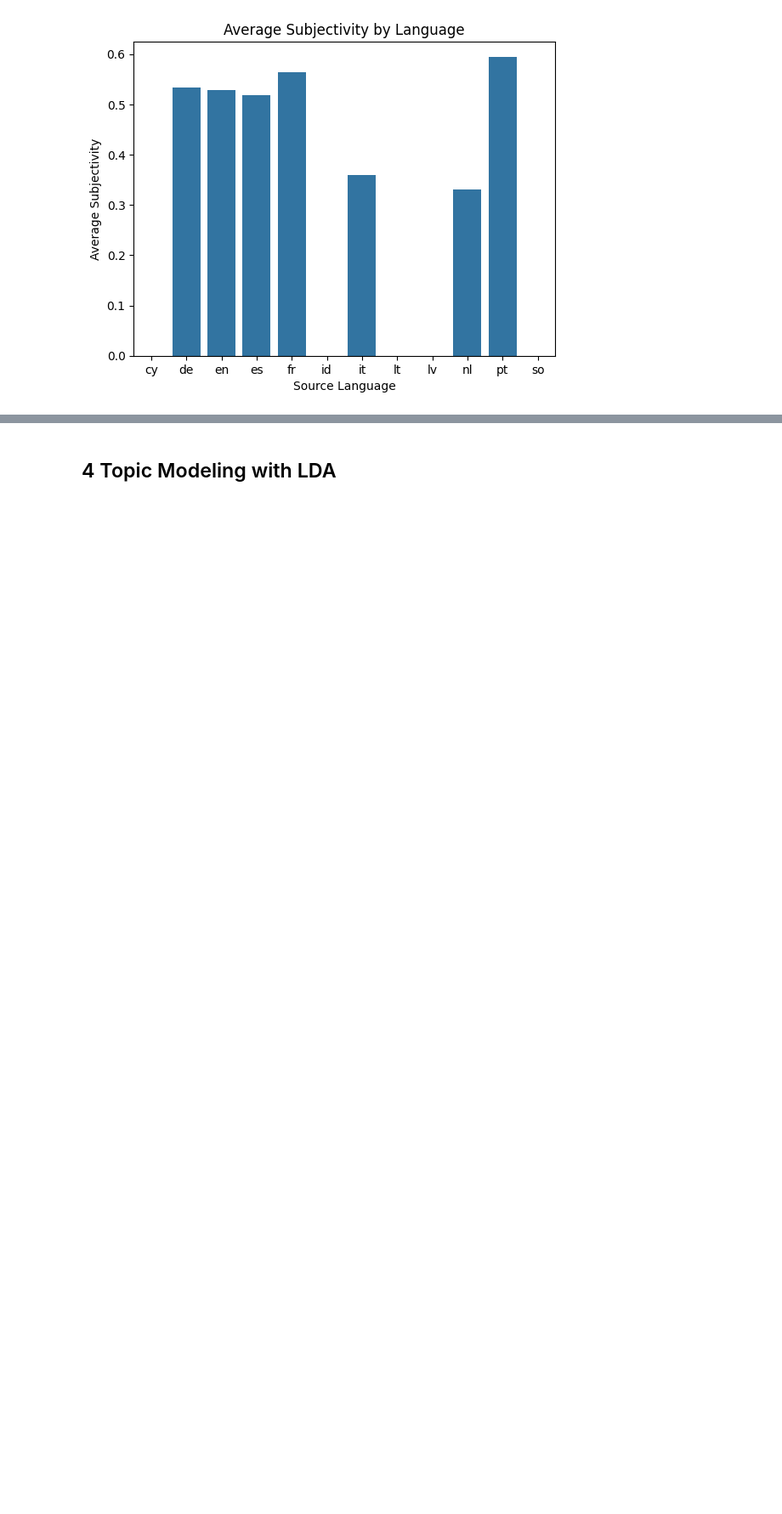
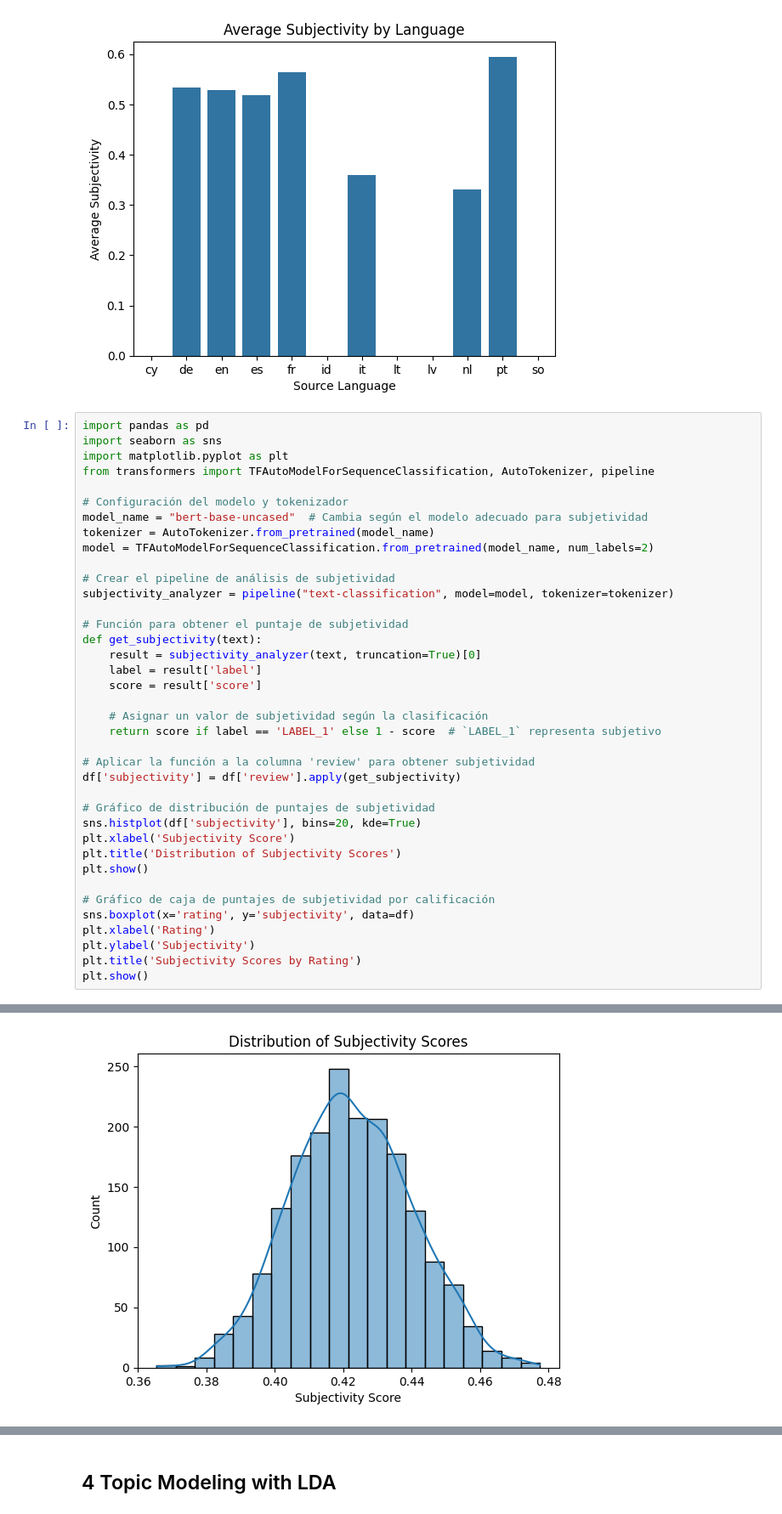
Before and after one commit to cijjas/nlp, a Jupyter notebook: src/en/analysis_en.ipynb, the cells around one changed output, grey strips where cells are left out. Shown at 85% size. Drawn from its saved outputs; the diff is of its cells as text; blank space fills up the shorter version.

Commit message:
add context aided subjectivity analysis

```diff
--- a/src/en/analysis_en.ipynb
+++ b/src/en/analysis_en.ipynb
@@ -531,3 +530,42 @@ plt.show()
 10              pt      0.594864
 11              so      0.000000
 [figure]
+# %%
+import pandas as pd
+import seaborn as sns
+import matplotlib.pyplot as plt
+from transformers import TFAutoModelForSequenceClassification, AutoTokenizer, pipeline
+
+# Configuración del modelo y tokenizador
+model_name = "bert-base-uncased"  # Cambia según el modelo adecuado para subjetividad
+tokenizer = AutoTokenizer.from_pretrained(model_name)
+model = TFAutoModelForSequenceClassification.from_pretrained(model_name, num_labels=2)
+
+# Crear el pipeline de análisis de subjetividad
+subjectivity_analyzer = pipeline("text-classification", model=model, tokenizer=tokenizer)
+
+# Función para obtener el puntaje de subjetividad
+def get_subjectivity(text):
+    result = subjectivity_analyzer(text, truncation=True)[0]
+    label = result['label']
+    score = result['score']
+
+    # Asignar un valor de subjetividad según la clasificación
+    return score if label == 'LABEL_1' else 1 - score  # `LABEL_1` representa subjetivo
+
+# Aplicar la función a la columna 'review' para obtener subjetividad
+df['subjectivity'] = df['review'].apply(get_subjectivity)
+
+# Gráfico de distribución de puntajes de subjetividad
+sns.histplot(df['subjectivity'], bins=20, kde=True)
+plt.xlabel('Subjectivity Score')
+plt.title('Distribution of Subjectivity Scores')
+plt.show()
+
+# Gráfico de caja de puntajes de subjetividad por calificación
+sns.boxplot(x='rating', y='subjectivity', data=df)
+plt.xlabel('Rating')
+plt.ylabel('Subjectivity')
+plt.title('Subjectivity Scores by Rating')
+plt.show()
+# %% [output]
@@ -533,0 +576 @@ plt.show()
+[figure, added]
```
Also changed, not shown: parts of 3 cells of this notebook.
